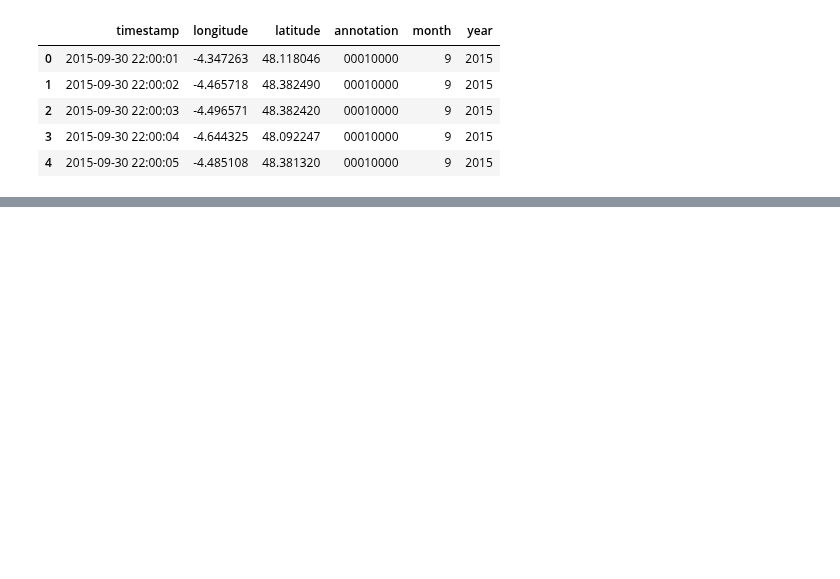
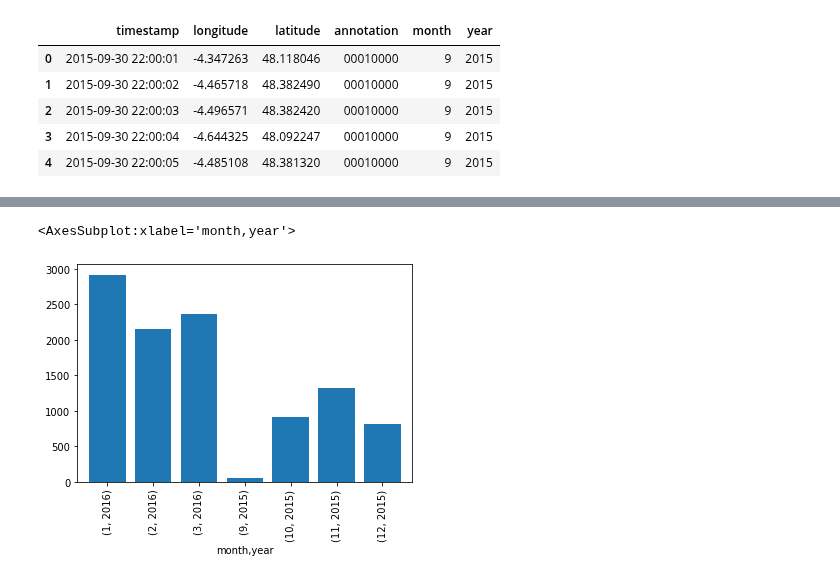
Before and after one commit to VincenzoNoviello/SituationAwareness_vessel, a Jupyter notebook: colab.ipynb, the cells around one changed output, grey strips where cells are left out. Cells and saved outputs as stored; diff of their text form; code cells hidden in the pictures; blank space fills up the shorter version.

```diff
--- a/colab.ipynb
+++ b/colab.ipynb
@@ -114,0 +103,8 @@ TypeError: bar() missing 1 required positional argument: 'height'
+# %%
+#EVALUATE OF maritime traffic in a certain area evaluated for every month included in dataset
+traffic= data[['month','year','longitude','latitude']].query('longitude >= -4.46 and longitude <=-4.44 and latitude >= 48 and latitude <=48.15').groupby(['month','year'])['month'].agg('count')
+traffic
+traffic.plot(x='month,year',kind='bar',width=0.8)
+# %% [output]
+<AxesSubplot:xlabel='month,year'>
+[figure, added]
```
Also changed, not shown: parts of 12 cells of this notebook.
